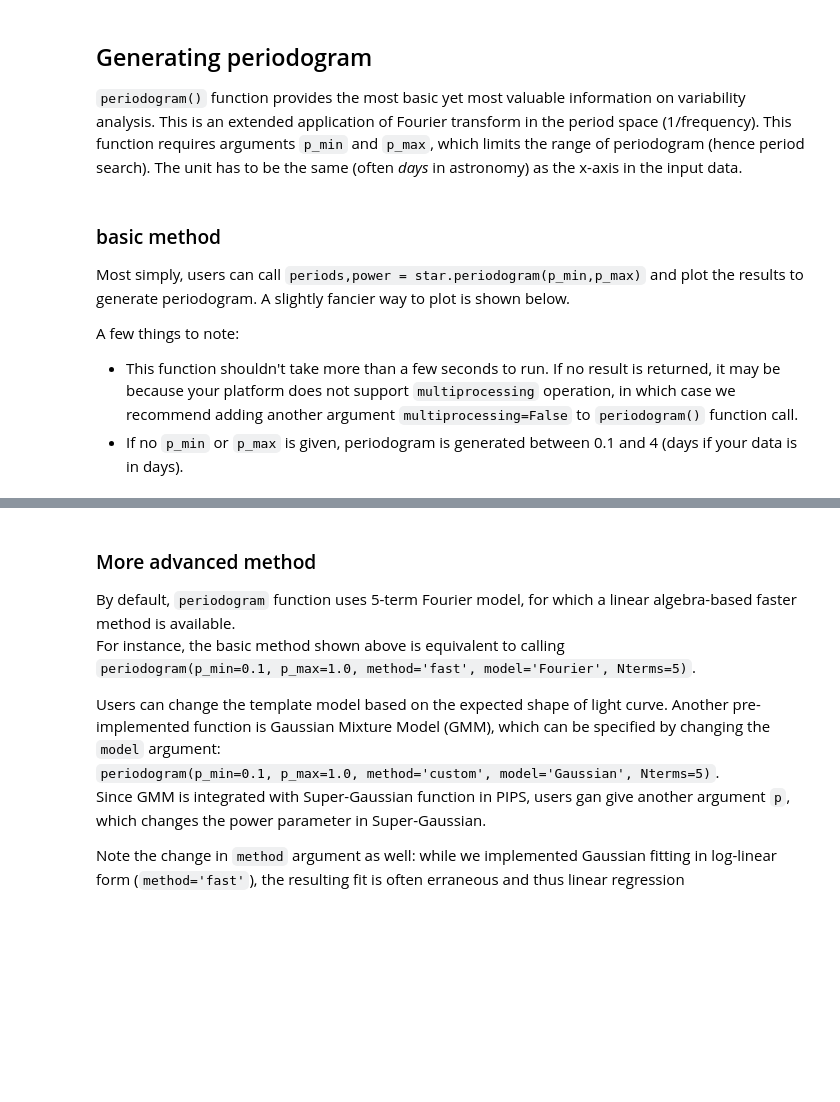
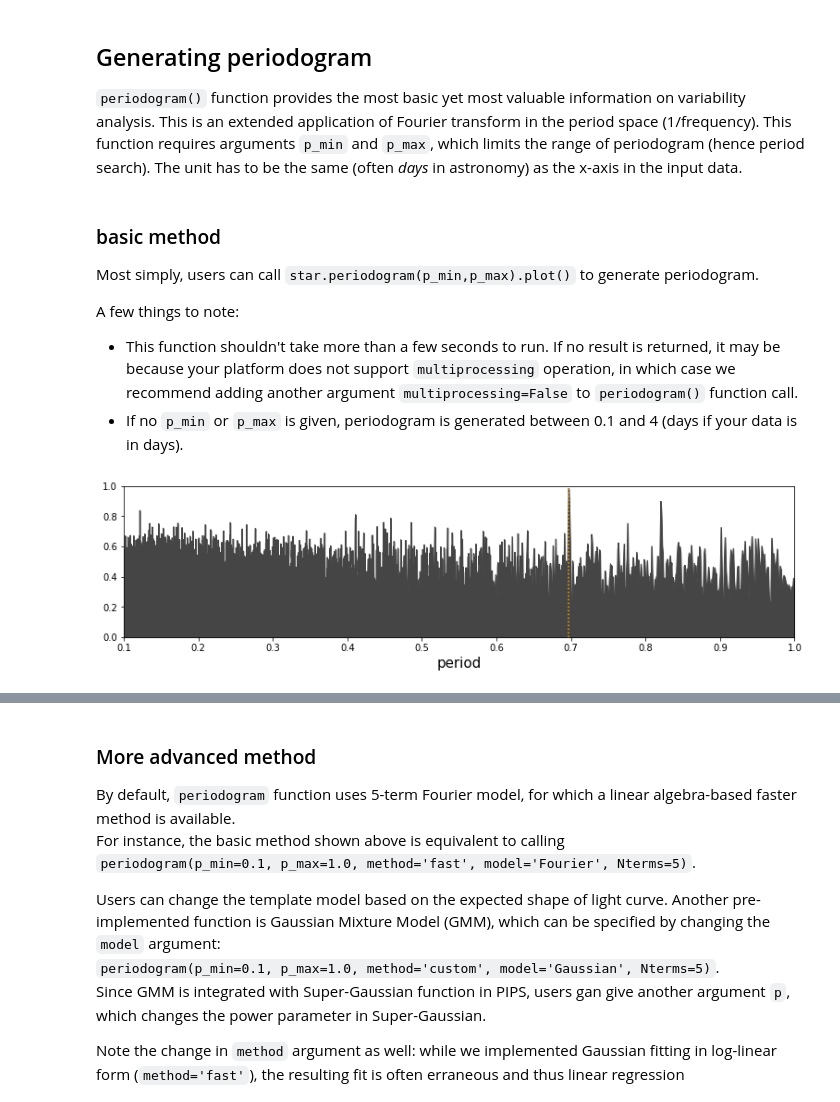
Before and after one commit to SterlingYM/astroPIPS, a Jupyter notebook: docs/tutorial.ipynb, the cells around one changed output, grey strips where cells are left out. Saved outputs shown, nothing was run; the diff lists cells and outputs as text; code cells hidden in the pictures; blank space fills up the shorter version.

````diff
--- a/docs/tutorial.ipynb
+++ b/docs/tutorial.ipynb
@@ -97,7 +118,7 @@ star.band  = 'V'
 ```periodogram()``` function provides the most basic yet most valuable information on variability analysis. This is an extended application of Fourier transform in the period space (1/frequency). This function requires arguments ```p_min``` and ```p_max```, which limits the range of periodogram (hence period search). The unit has to be the same (often _days_ in astronomy) as the x-axis in the input data.
 # %% [markdown]
 ### basic method
-Most simply, users can call ```periods,power = star.periodogram(p_min,p_max)``` and plot the results to generate periodogram. A slightly fancier way to plot is shown below.
+Most simply, users can call ```star.periodogram(p_min,p_max).plot()``` to generate periodogram.
 
 A few things to note:
 - This function shouldn't take more than a few seconds to run. If no result is returned, it may be because your platform does not support ```multiprocessing``` operation, in which case we recommend adding another argument ```multiprocessing=False``` to ```periodogram()``` function call.
@@ -117,6 +126,5 @@ def plot_periodogram(periods,power):
 # %%
 # periodogram: searching the period between 0.1-day and 1-day
-periods,power = star.periodogram(p_min=0.1,p_max=1.0)
-
-# plot
-plot_periodogram(periods,power)
+star.periodogram(p_min=0.1,p_max=1.0).plot(show_peak=True)
+# %% [output]
+[figure, added]
````
Also changed, not shown: parts of 18 cells of this notebook, 28 other files.
